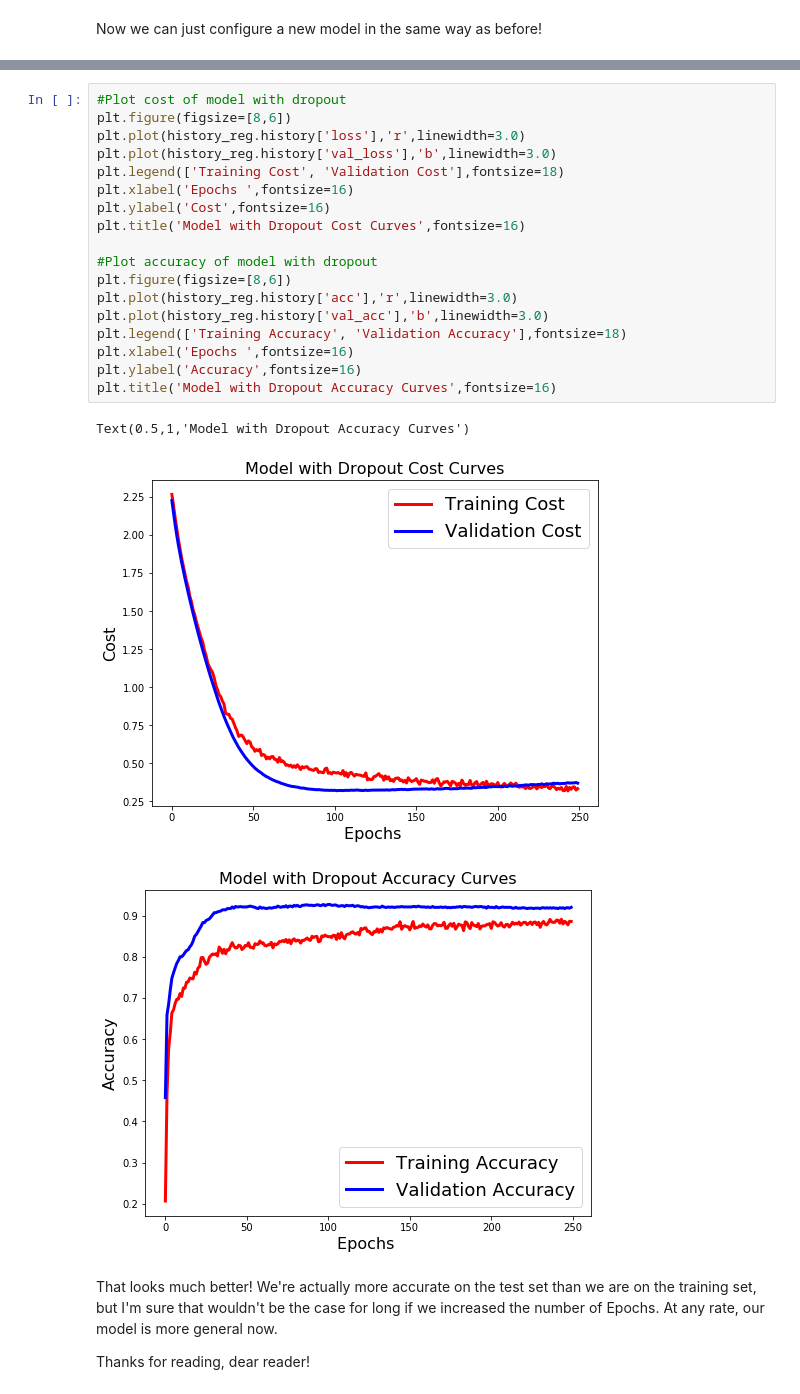
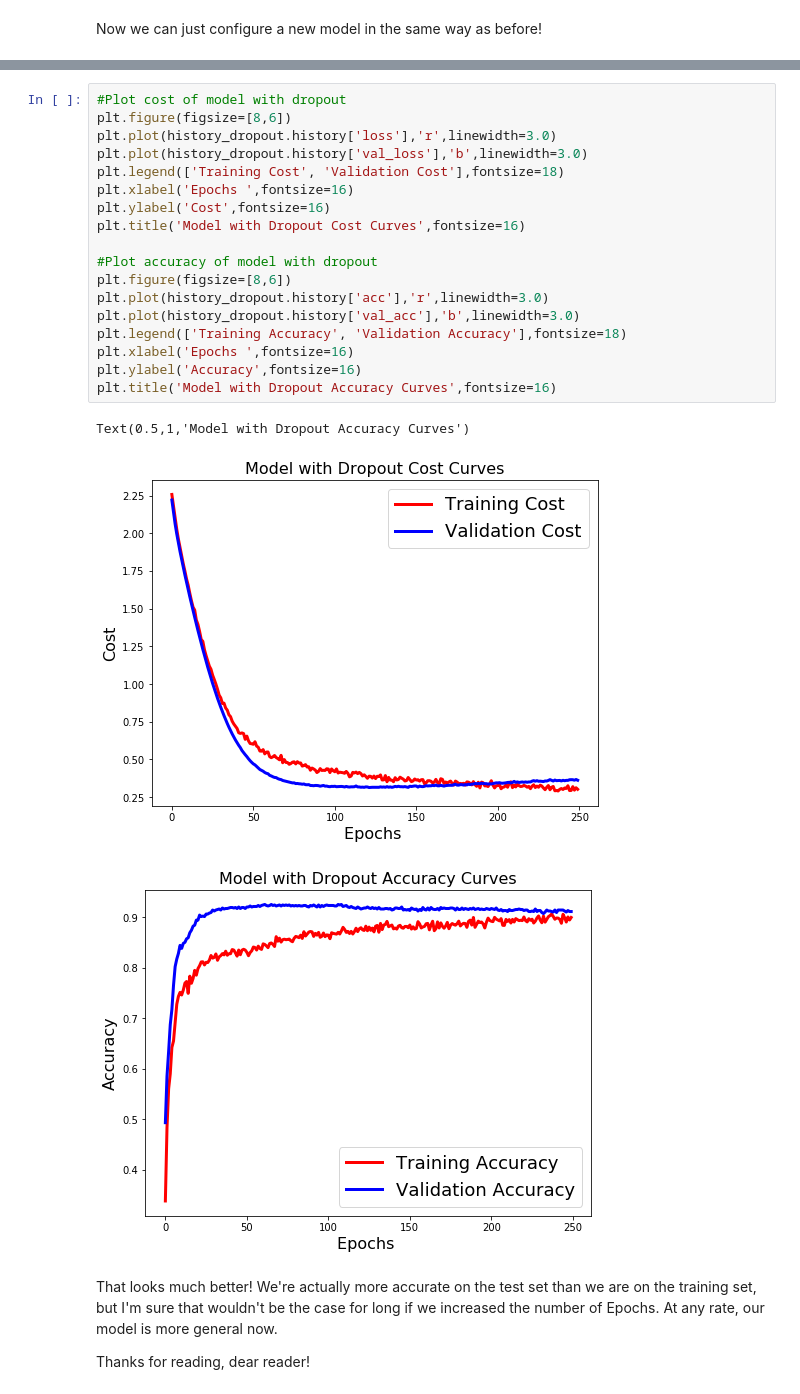
Before and after one commit to LuketheDukeBates/Feed-forward-Neural-Network-Demo, a Jupyter notebook: Feed Forward Neural Network Demo.ipynb, the cells around one changed output, grey strips where cells are left out. Drawn from its saved outputs; the diff is of its cells as text.

```diff
--- a/Feed Forward Neural Network Demo.ipynb
+++ b/Feed Forward Neural Network Demo.ipynb
@@ -512,25 +550,25 @@ Let's take a look at the dropout model's cost and accuracy.
 # %%
 #Plot cost of model with dropout
 plt.figure(figsize=[8,6])
-plt.plot(history_reg.history['loss'],'r',linewidth=3.0)
-plt.plot(history_reg.history['val_loss'],'b',linewidth=3.0)
+plt.plot(history_dropout.history['loss'],'r',linewidth=3.0)
+plt.plot(history_dropout.history['val_loss'],'b',linewidth=3.0)
 plt.legend(['Training Cost', 'Validation Cost'],fontsize=18)
 plt.xlabel('Epochs ',fontsize=16)
 plt.ylabel('Cost',fontsize=16)
 plt.title('Model with Dropout Cost Curves',fontsize=16)
 
 #Plot accuracy of model with dropout
 plt.figure(figsize=[8,6])
-plt.plot(history_reg.history['acc'],'r',linewidth=3.0)
-plt.plot(history_reg.history['val_acc'],'b',linewidth=3.0)
+plt.plot(history_dropout.history['acc'],'r',linewidth=3.0)
+plt.plot(history_dropout.history['val_acc'],'b',linewidth=3.0)
 plt.legend(['Training Accuracy', 'Validation Accuracy'],fontsize=18)
 plt.xlabel('Epochs ',fontsize=16)
 plt.ylabel('Accuracy',fontsize=16)
 plt.title('Model with Dropout Accuracy Curves',fontsize=16)
 # %% [output]
 Text(0.5,1,'Model with Dropout Accuracy Curves')
-[figure, old version]
+[figure, new version]
-[figure, old version]
+[figure, new version]
 # %% [markdown]
 That looks much better! We're actually more accurate on the test set than we are on the training set, but I'm sure that wouldn't be the case for long if we increased the number of Epochs. At any rate, our model is more general now.
 
```
Also changed, not shown: parts of 23 cells of this notebook.
